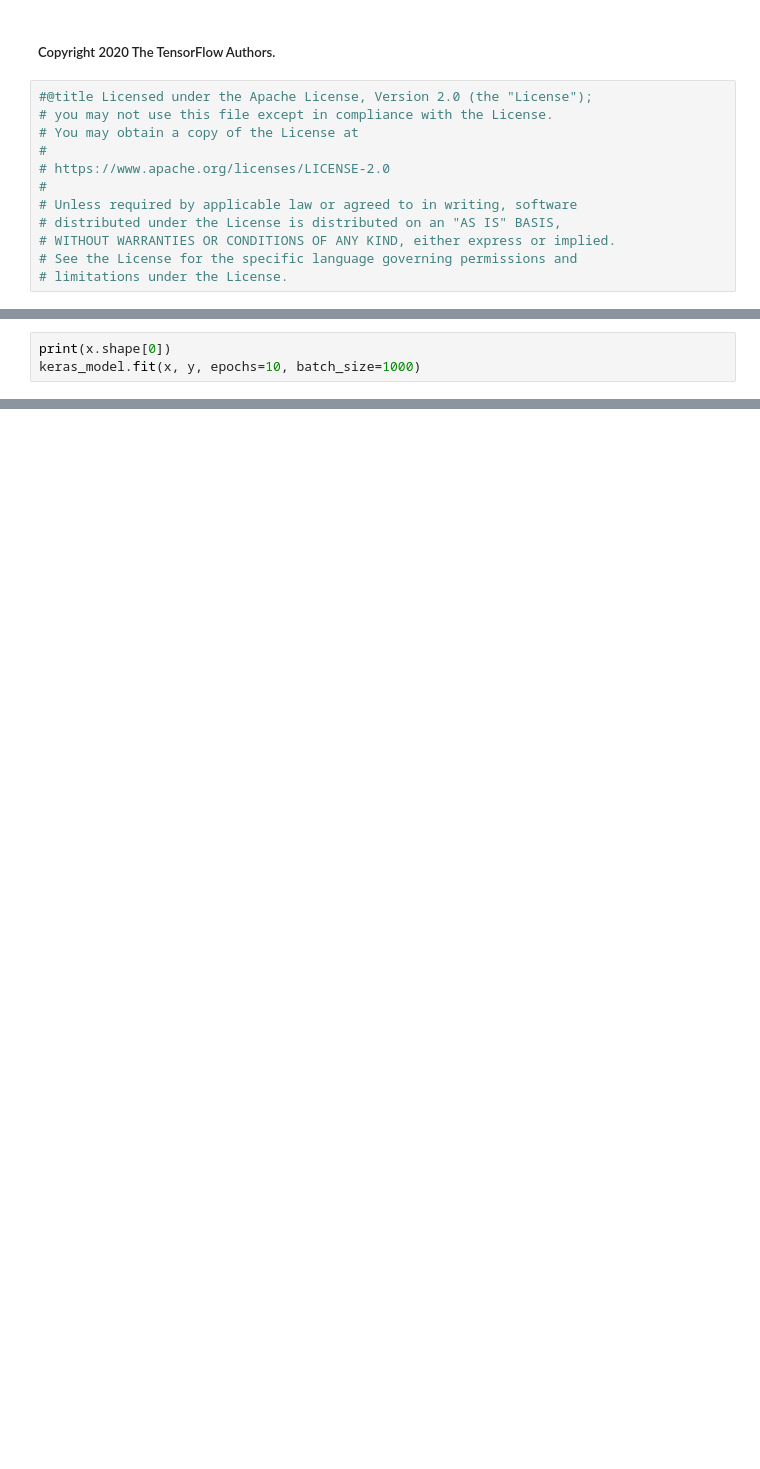
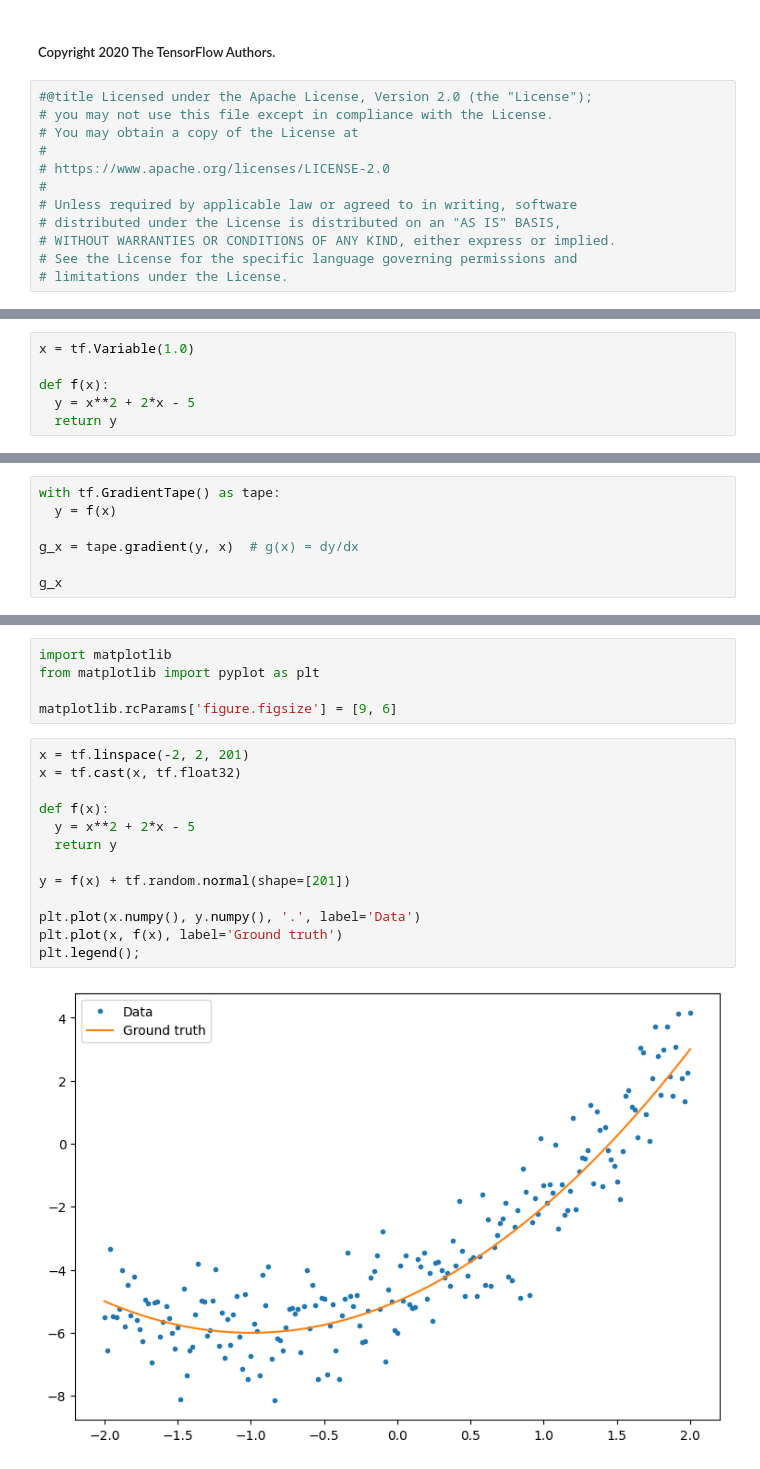
Before and after one commit to maellamaetorrejos/TORREJOS-MA.-ELLA-MAE-ITBAN3, a Jupyter notebook: LabActivity1_Torrejos.ipynb, the cells around one changed output, grey strips where cells are left out. Cells and saved outputs as stored; diff of their text form; blank space fills up the shorter version.

```diff
--- a/LabActivity1_Torrejos.ipynb
+++ b/LabActivity1_Torrejos.ipynb
@@ -327,3 +14,0 @@ In this case, to match the behavior of the hand-written loop, you should pass `x
-# %%
-print(x.shape[0])
-keras_model.fit(x, y, epochs=10, batch_size=1000)
@@ -358,0 +151,6 @@ For more on using built-in Keras training loops, see [this guide](https://www.te
+# %%
+x = tf.Variable(1.0)
+
+def f(x):
+  y = x**2 + 2*x - 5
+  return y
@@ -358,0 +165,7 @@ For more on using built-in Keras training loops, see [this guide](https://www.te
+# %%
+with tf.GradientTape() as tape:
+  y = f(x)
+
+g_x = tape.gradient(y, x)  # g(x) = dy/dx
+
+g_x
@@ -358,0 +266,20 @@ For more on using built-in Keras training loops, see [this guide](https://www.te
+# %%
+import matplotlib
+from matplotlib import pyplot as plt
+
+matplotlib.rcParams['figure.figsize'] = [9, 6]
+# %%
+x = tf.linspace(-2, 2, 201)
+x = tf.cast(x, tf.float32)
+
+def f(x):
+  y = x**2 + 2*x - 5
+  return y
+
+y = f(x) + tf.random.normal(shape=[201])
+
+plt.plot(x.numpy(), y.numpy(), '.', label='Data')
+plt.plot(x, f(x), label='Ground truth')
+plt.legend();
+# %% [output]
+[figure, added]
```
Also changed, not shown: parts of 107 cells of this notebook.
